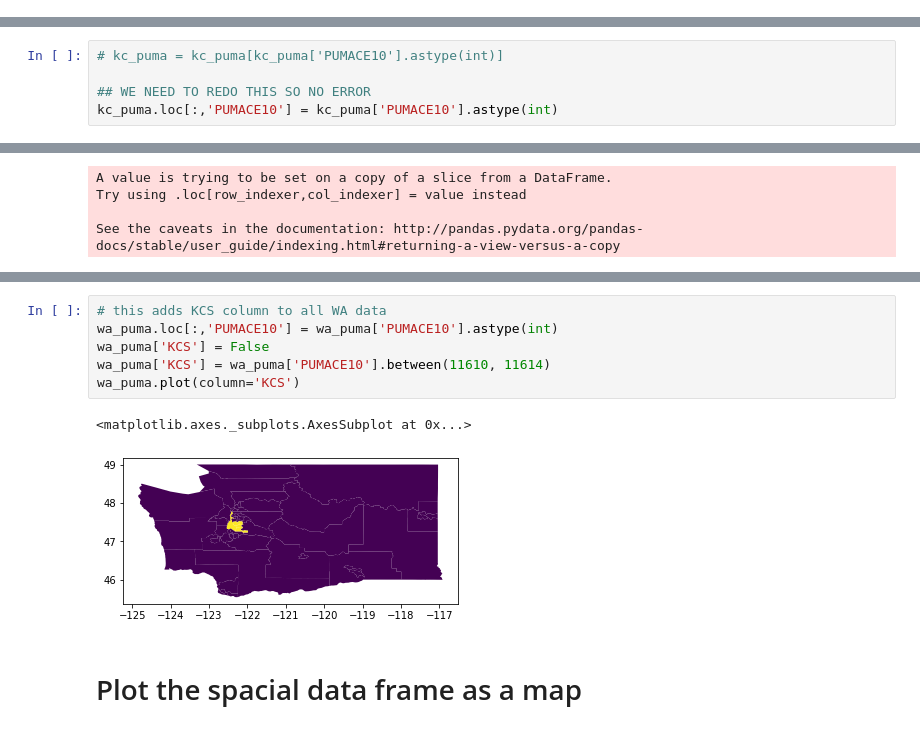
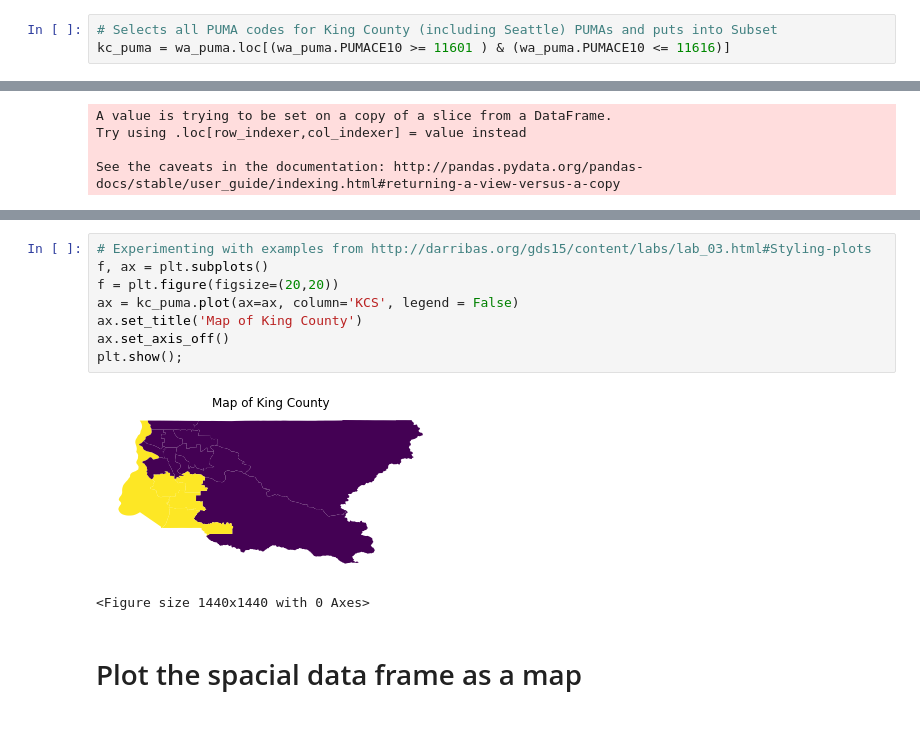
Before and after one commit to aabrahamson3/opportunity_youth, a Jupyter notebook: 01-making_a_map_aabrahamson.ipynb, the cells around one changed output, grey strips where cells are left out. Saved outputs shown, nothing was run; the diff lists cells and outputs as text.

```diff
--- a/01-making_a_map_aabrahamson.ipynb
+++ b/01-making_a_map_aabrahamson.ipynb
@@ -44,3 +25,6 @@ kc_puma = wa_puma[wa_puma['NAMELSAD10'].str.contains('King' or 'Seattle')]
+# %%
+# Selects all PUMA codes for King County (including Seattle) PUMAs and puts into Subset
+kc_puma = wa_puma.loc[(wa_puma.PUMACE10 >= 11601 ) & (wa_puma.PUMACE10 <= 11616)]
 # %%
 kc_puma
 # %% [output]
@@ -65,5 +50,0 @@ kc_puma
-# %%
-# kc_puma = kc_puma[kc_puma['PUMACE10'].astype(int)]
-
-## WE NEED TO REDO THIS SO NO ERROR
-kc_puma.loc[:,'PUMACE10'] = kc_puma['PUMACE10'].astype(int)
@@ -150,12 +137,14 @@ kc_puma.plot(column='KCS')
-# %%
-# this adds KCS column to all WA data
-wa_puma.loc[:,'PUMACE10'] = wa_puma['PUMACE10'].astype(int)
-wa_puma['KCS'] = False
-wa_puma['KCS'] = wa_puma['PUMACE10'].between(11610, 11614)
-wa_puma.plot(column='KCS')
-# %% [output]
-<matplotlib.axes._subplots.AxesSubplot at 0x...>
-[figure, removed]
+# %%
+# Experimenting with examples from http://darribas.org/gds15/content/labs/lab_03.html#Styling-plots
+f, ax = plt.subplots()
+f = plt.figure(figsize=(20,20))
+ax = kc_puma.plot(ax=ax, column='KCS', legend = False)
+ax.set_title('Map of King County')
+ax.set_axis_off()
+plt.show();
+# %% [output]
+[figure, added]
+<Figure size 1440x1440 with 0 Axes>
 # %% [markdown]
 # Plot the spacial data frame as a map
 # %%
```
Also changed, not shown: parts of 15 cells of this notebook.
